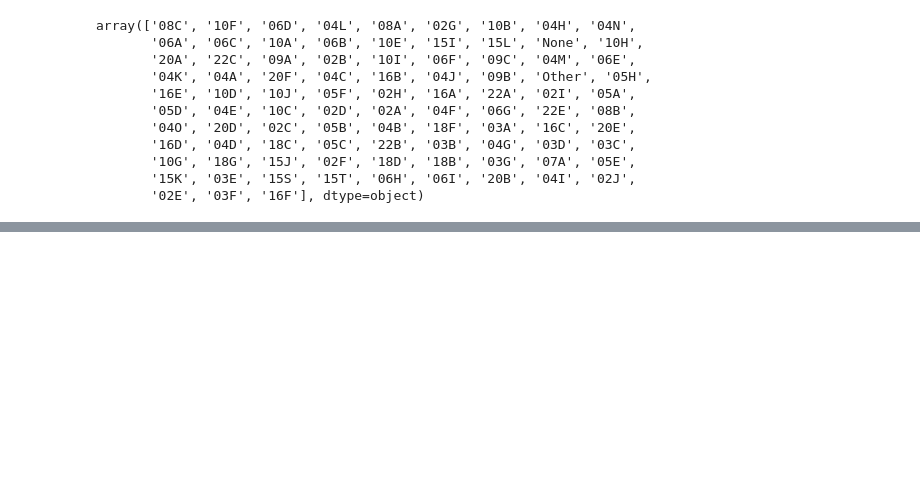
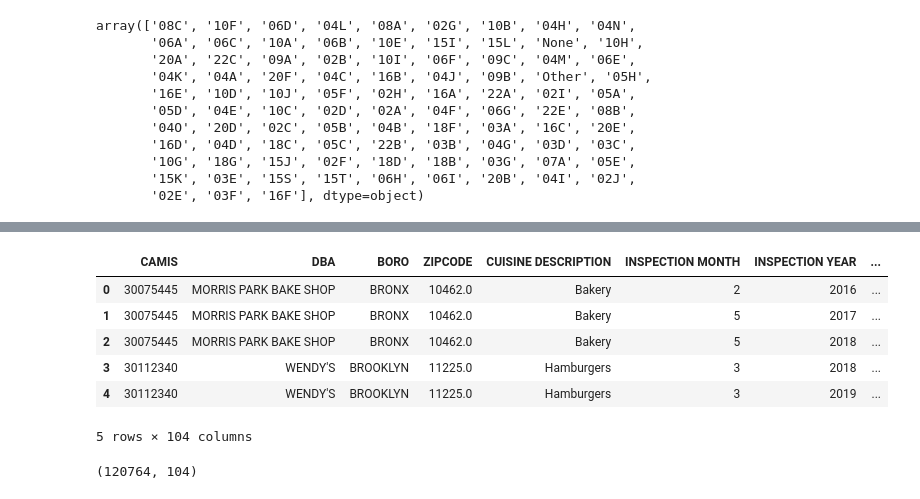
Before and after one commit to deep22kar/random-forest, a Jupyter notebook: Data.ipynb, the cells around one changed output, grey strips where cells are left out. Cells and saved outputs as stored; diff of their text form; code cells hidden in the pictures; blank space fills up the shorter version.

```diff
--- a/Data.ipynb
+++ b/Data.ipynb
@@ -578,6 +634,6 @@ data3.head()
 # %%
 # reorganize the order of the columns
-data3 = data3[['CAMIS', 'DBA', 'BORO', 'BUILDING', 'STREET', 'ZIPCODE', 'CUISINE DESCRIPTION', 'Critical', 'Not Applicable', 'Not Critical',
+df5 = df4_grouped[['CAMIS', 'DBA', 'BORO', 'ZIPCODE', 'CUISINE DESCRIPTION', 'INSPECTION MONTH', 'INSPECTION YEAR', 'FLAG__Critical', 'FLAG__Not Critical',
  'VIOLATION__02A', 'VIOLATION__02B', 'VIOLATION__02C', 'VIOLATION__02D', 'VIOLATION__02E', 'VIOLATION__02F', 'VIOLATION__02G',
  'VIOLATION__02H', 'VIOLATION__02I', 'VIOLATION__02J', 'VIOLATION__03A', 'VIOLATION__03B', 'VIOLATION__03C', 'VIOLATION__03D',
  'VIOLATION__03E', 'VIOLATION__03F', 'VIOLATION__03G', 'VIOLATION__04A', 'VIOLATION__04B', 'VIOLATION__04C', 'VIOLATION__04D',
@@ -587,11 +643,18 @@ data3 = data3[['CAMIS', 'DBA', 'BORO', 'BUILDING', 'STREET', 'ZIPCODE', 'CUISINE
  'VIOLATION__06D', 'VIOLATION__06E', 'VIOLATION__06F', 'VIOLATION__06G', 'VIOLATION__06H', 'VIOLATION__06I', 'VIOLATION__07A',
  'VIOLATION__08A', 'VIOLATION__08B', 'VIOLATION__08C', 'VIOLATION__09A', 'VIOLATION__09B', 'VIOLATION__09C', 'VIOLATION__10A',
  'VIOLATION__10B', 'VIOLATION__10C', 'VIOLATION__10D', 'VIOLATION__10E', 'VIOLATION__10F', 'VIOLATION__10G', 'VIOLATION__10H',
- 'VIOLATION__10I', 'VIOLATION__10J', 'VIOLATION__15A', 'VIOLATION__15E', 'VIOLATION__15F', 'VIOLATION__15G', 'VIOLATION__15I',
- 'VIOLATION__15J', 'VIOLATION__15K', 'VIOLATION__15L', 'VIOLATION__15S', 'VIOLATION__15T', 'VIOLATION__16A', 'VIOLATION__16B',
- 'VIOLATION__16C', 'VIOLATION__16D', 'VIOLATION__16E', 'VIOLATION__16F', 'VIOLATION__17A', 'VIOLATION__18B', 'VIOLATION__18C',
- 'VIOLATION__18D', 'VIOLATION__18F', 'VIOLATION__18G', 'VIOLATION__19A', 'VIOLATION__20A',
+ 'VIOLATION__10I', 'VIOLATION__10J', 'VIOLATION__15I', 'VIOLATION__15J', 'VIOLATION__15K', 'VIOLATION__15L', 'VIOLATION__15S', 'VIOLATION__15T', 'VIOLATION__16A', 'VIOLATION__16B',
+ 'VIOLATION__16C', 'VIOLATION__16D', 'VIOLATION__16E', 'VIOLATION__16F', 'VIOLATION__18B', 'VIOLATION__18C',
+ 'VIOLATION__18D', 'VIOLATION__18F', 'VIOLATION__18G', 'VIOLATION__20A',
  'VIOLATION__20B', 'VIOLATION__20D', 'VIOLATION__20E', 'VIOLATION__20F', 'VIOLATION__22A', 'VIOLATION__22B', 'VIOLATION__22C',
-'VIOLATION__22E', 'VIOLATION__22F', 'VIOLATION__22G', 'INSPECTION MONTH', 'INSPECTION YEAR', 'SCORE', 'GRADE']]
+'VIOLATION__22E', 'VIOLATION__None', 'VIOLATION__Other', 'SCORE', 'GRADE']].copy()
 # %%
-data3.head()
+df5.head()
+# %% [output]
+|  | CAMIS | DBA | BORO | ZIPCODE | CUISINE DESCRIPTION | INSPECTION MONTH | INSPECTION YEAR | ... |
+| 0 | 30075445 | MORRIS PARK BAKE SHOP | BRONX | 10462.0 | Bakery | 2 | 2016 | ... |
+| 1 | 30075445 | MORRIS PARK BAKE SHOP | BRONX | 10462.0 | Bakery | 5 | 2017 | ... |
+| 2 | 30075445 | MORRIS PARK BAKE SHOP | BRONX | 10462.0 | Bakery | 5 | 2018 | ... |
+| 3 | 30112340 | WENDY'S | BROOKLYN | 11225.0 | Hamburgers | 3 | 2018 | ... |
+| 4 | 30112340 | WENDY'S | BROOKLYN | 11225.0 | Hamburgers | 3 | 2019 | ... |
+5 rows × 104 columns
@@ -631,2 +661,4 @@ data4.tail()
 # %%
-data4.shape
+df5.shape
+# %% [output]
+(120764, 104)
```
Also changed, not shown: parts of 39 cells of this notebook.
